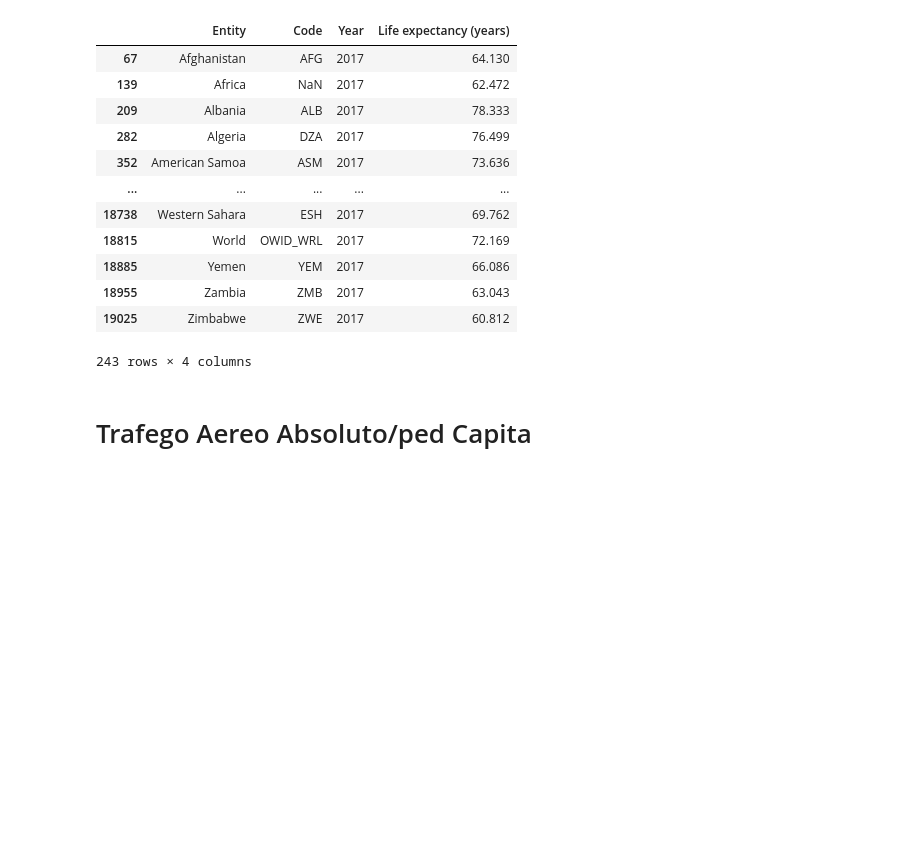
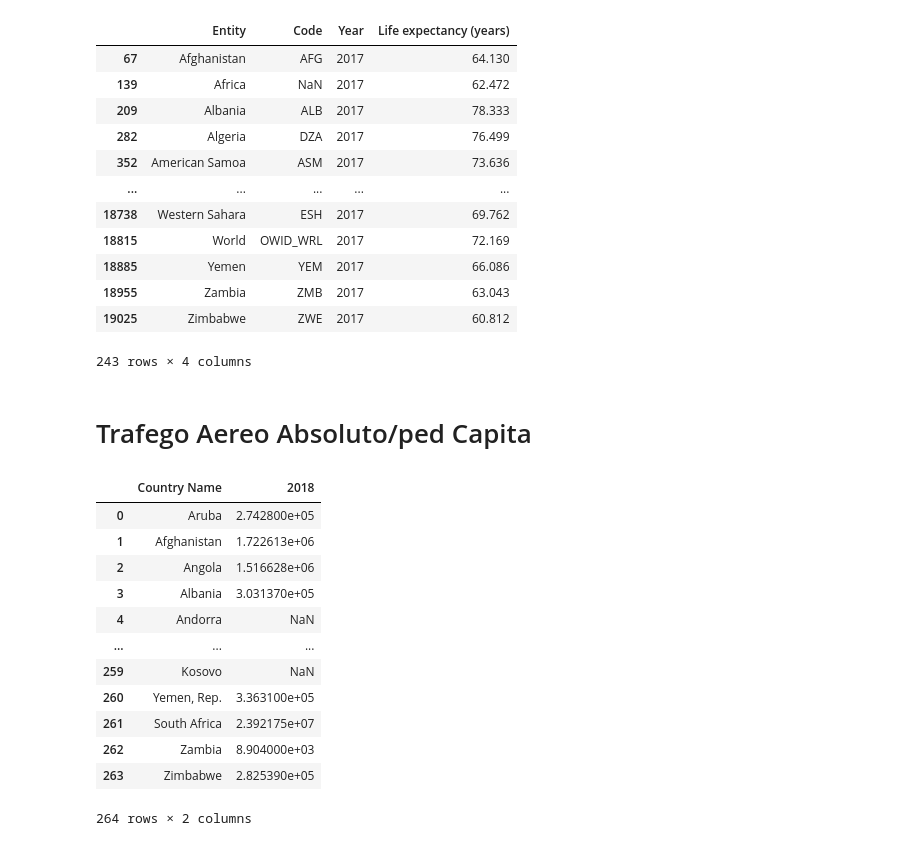
Before and after one commit to thamycoelho/coronavirus_analysis, a Jupyter notebook: Static Information Dataset .ipynb, the cells around one changed output. Cells and saved outputs as stored; diff of their text form; code cells hidden in the pictures; blank space fills up the shorter version.

```diff
--- a/Static Information Dataset .ipynb
+++ b/Static Information Dataset .ipynb
@@ -124,3 +124,21 @@ df_life_expectance
 243 rows × 4 columns
 # %% [markdown]
 # Trafego Aereo Absoluto/ped Capita
+# %%
+ df_flights = pd.read_csv('./input/API_IS.AIR.PSGR_DS2_en_csv_v2_867000.csv', usecols=["Country Name", "2018"])
+# %%
+df_flights
+# %% [output]
+|  | Country Name | 2018 |
+| 0 | Aruba | 2.742800e+05 |
+| 1 | Afghanistan | 1.722613e+06 |
+| 2 | Angola | 1.516628e+06 |
+| 3 | Albania | 3.031370e+05 |
+| 4 | Andorra | NaN |
+| ... | ... | ... |
+| 259 | Kosovo | NaN |
+| 260 | Yemen, Rep. | 3.363100e+05 |
+| 261 | South Africa | 2.392175e+07 |
+| 262 | Zambia | 8.904000e+03 |
+| 263 | Zimbabwe | 2.825390e+05 |
+264 rows × 2 columns
```
